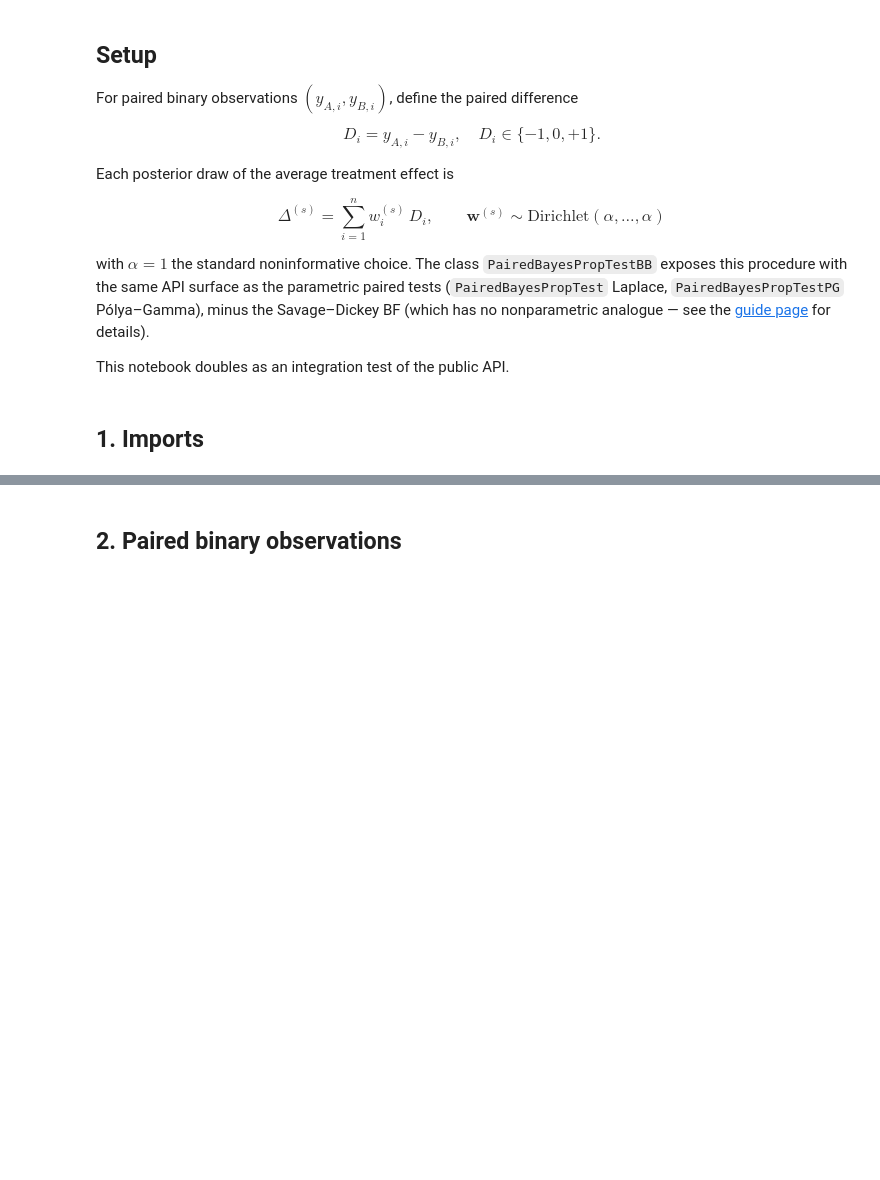
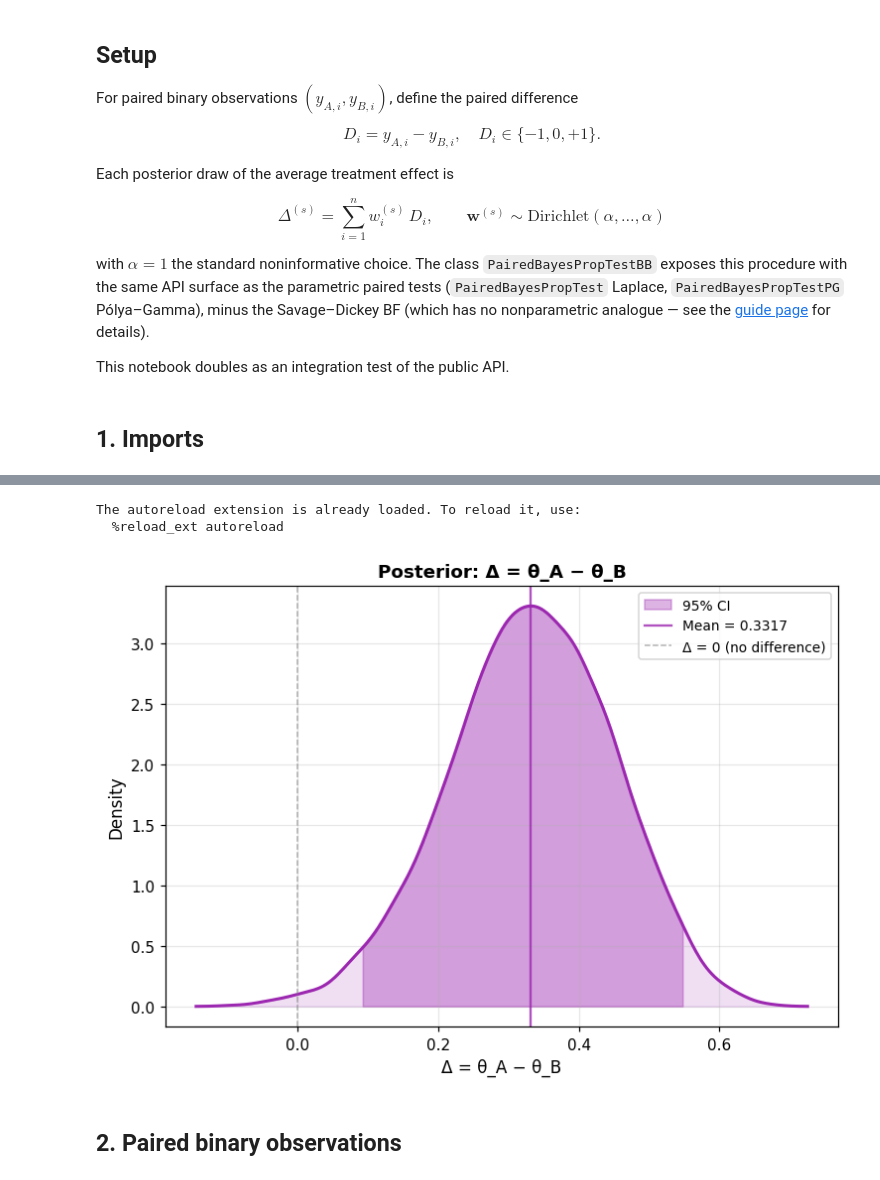
Before and after one commit to AVoss84/bayesProp, a Jupyter notebook: src/notebooks/bayesian_bootstrap_paired_binary.ipynb, the cells around one changed output, grey strips where cells are left out. Drawn from its saved outputs; the diff is of its cells as text; code cells hidden in the pictures; blank space fills up the shorter version.

```diff
--- a/src/notebooks/bayesian_bootstrap_paired_binary.ipynb
+++ b/src/notebooks/bayesian_bootstrap_paired_binary.ipynb
@@ -25,17 +66,22 @@ This notebook doubles as an integration test of the public API.
 # %%
 from __future__ import annotations
 
 %load_ext autoreload
 %autoreload 2
 
 import numpy as np
 import matplotlib.pyplot as plt
 
 from bayesprop.resources.bayes_paired_bootstrap import PairedBayesPropTestBB
 
 plt.rcParams["figure.dpi"] = 110
 plt.rcParams["axes.grid"] = True
 plt.rcParams["grid.alpha"] = 0.3
+model.plot_posterior_delta()
+# %% [output]
+The autoreload extension is already loaded. To reload it, use:
+  %reload_ext autoreload
+[figure, added]
 # %% [markdown]
 ## 2. Paired binary observations
 # %%
```
Also changed, not shown: parts of 4 cells of this notebook, 35 other files.
